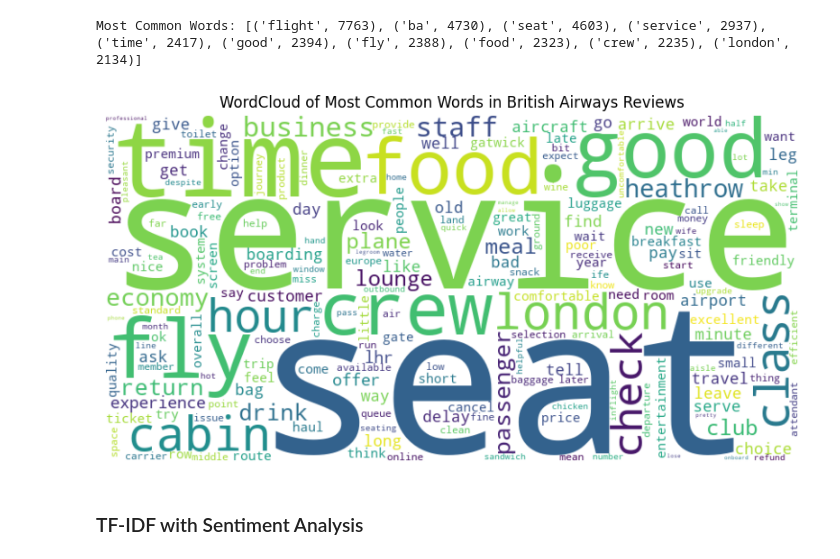
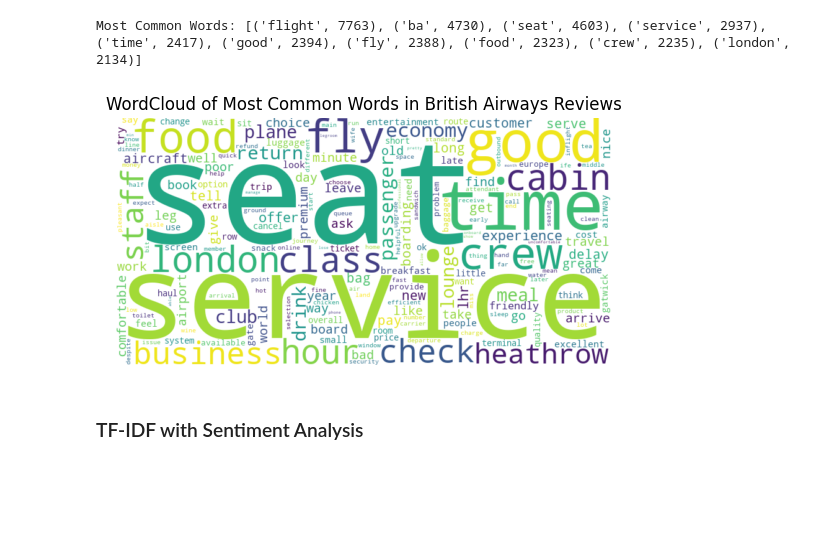
Before and after one commit to kofoworola-e/forage_virtual_internship, a Jupyter notebook: British_Airways_Forage/Task_0/reviews_analysis.ipynb, the cells around one changed output. Saved outputs shown, nothing was run; the diff lists cells and outputs as text; code cells hidden in the pictures; blank space fills up the shorter version.

```diff
--- a/British_Airways_Forage/Task_0/reviews_analysis.ipynb
+++ b/British_Airways_Forage/Task_0/reviews_analysis.ipynb
@@ -745,19 +780,18 @@ Most Common Words: [('flight', 7763), ('ba', 4730), ('seat', 4603), ('service',
 # %%
 # Customize the stopwords
 custom_stopwords = {'british', 'airways', 'flight', 'ba', 'airline'}
 filtered_freq = {word: freq for word, freq in word_freq.items() if word not in custom_stopwords}
 
 # Create WordCloud
 wordcloud = WordCloud(width=800, height=400, background_color='white',
                       colormap='viridis', max_words=200).generate_from_frequencies(filtered_freq)
 # Display the WordCloud
-plt.figure(figsize=(10, 5))
 plt.imshow(wordcloud, interpolation='bilinear')
 plt.axis('off')
 plt.title('WordCloud of Most Common Words in British Airways Reviews')
 plt.show()
 # %% [output]
-[figure, old version]
+[figure, new version]
 # %% [markdown]
 ### TF-IDF with Sentiment Analysis
 # %%
```
Also changed, not shown: parts of 18 cells of this notebook, 1 other file.
